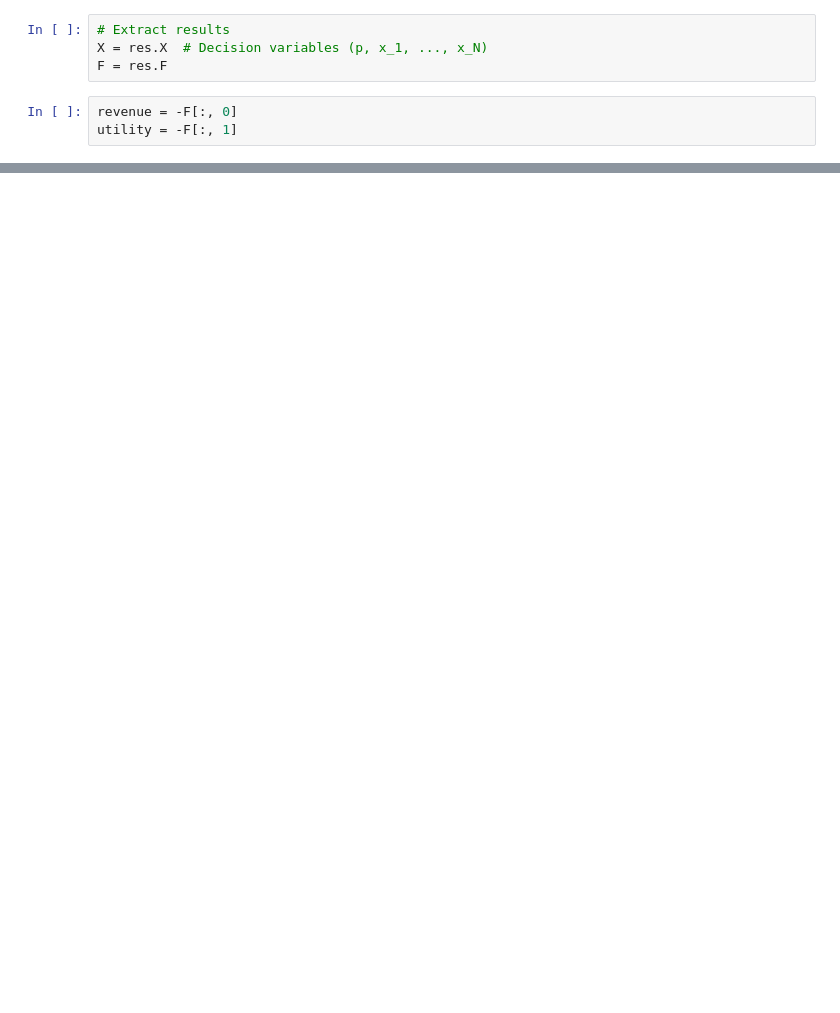
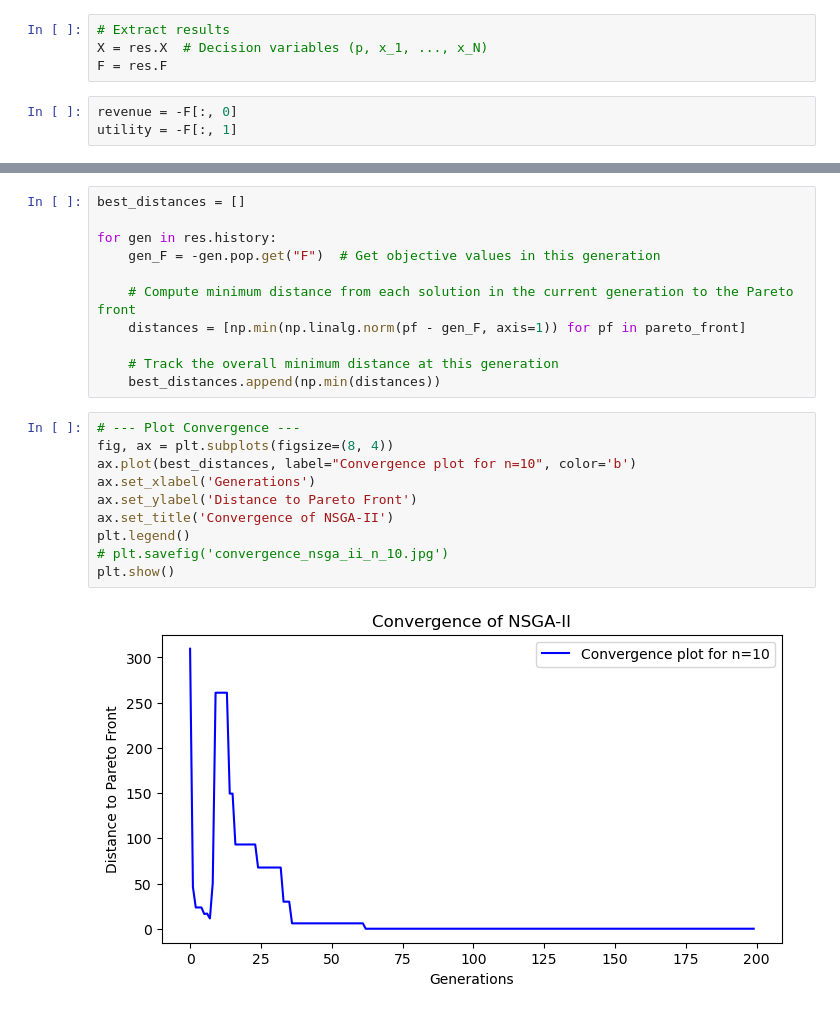
Before and after one commit to Kalyan199999/Genetic-_algorithms, a Jupyter notebook: nsga-ii.ipynb, the cells around one changed output, grey strips where cells are left out. Saved outputs shown, nothing was run; the diff lists cells and outputs as text; blank space fills up the shorter version.

```diff
--- a/nsga-ii.ipynb
+++ b/nsga-ii.ipynb
@@ -186,0 +243,23 @@ plt.show()
+# %%
+best_distances = []
+
+for gen in res.history:
+    gen_F = -gen.pop.get("F")  # Get objective values in this generation
+
+    # Compute minimum distance from each solution in the current generation to the Pareto front
+    distances = [np.min(np.linalg.norm(pf - gen_F, axis=1)) for pf in pareto_front]
+
+    # Track the overall minimum distance at this generation
+    best_distances.append(np.min(distances))
+# %%
+# --- Plot Convergence ---
+fig, ax = plt.subplots(figsize=(8, 4))
+ax.plot(best_distances, label="Convergence plot for n=10", color='b')
+ax.set_xlabel('Generations')
+ax.set_ylabel('Distance to Pareto Front')
+ax.set_title('Convergence of NSGA-II')
+plt.legend()
+# plt.savefig('convergence_nsga_ii_n_10.jpg')
+plt.show()
+# %% [output]
+[figure, added]
```
Also changed, not shown: parts of 13 cells of this notebook, 22 other files.
